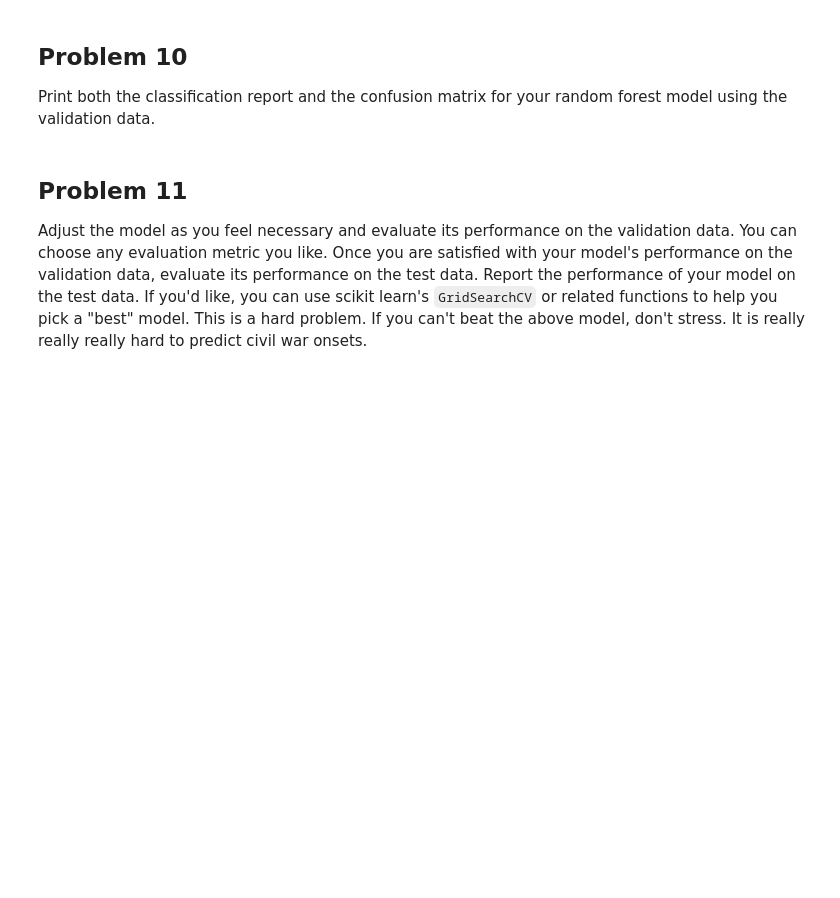
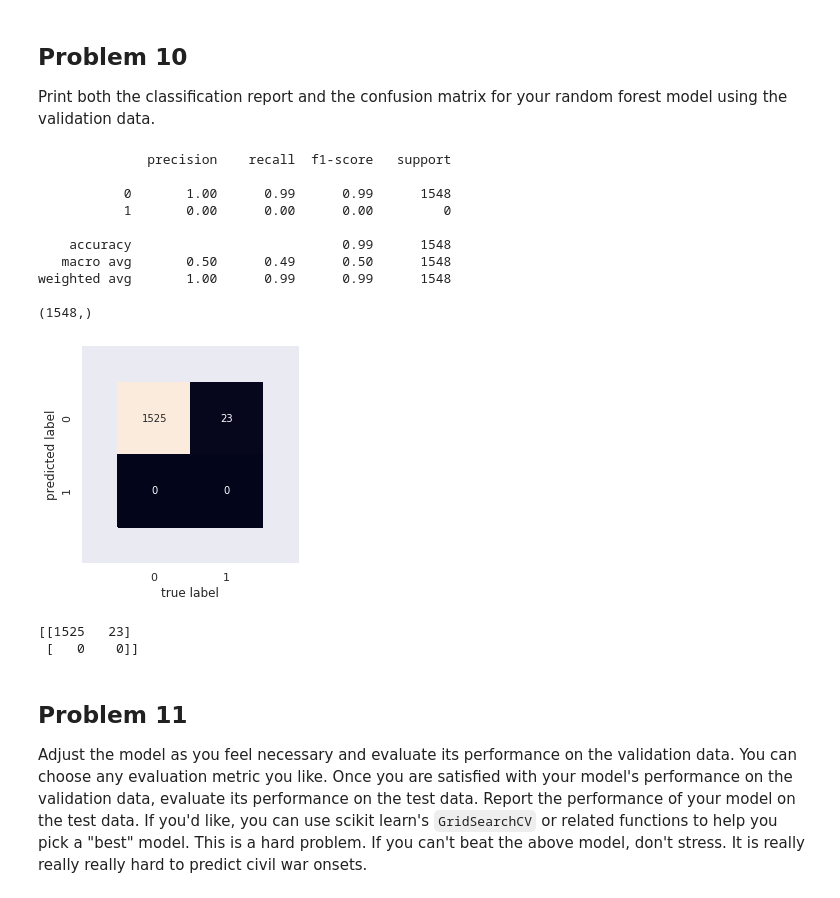
Before and after one commit to jyoung67/data-science, a Jupyter notebook: HW10/10-random_forest_working.ipynb, the cells around one changed output. Cells and saved outputs as stored; diff of their text form; code cells hidden in the pictures; blank space fills up the shorter version.

```diff
--- a/HW10/10-random_forest_working.ipynb
+++ b/HW10/10-random_forest_working.ipynb
@@ -204,3 +204,6 @@ Let's now try to model this using a random forest classifier. We will use the `R
 * `random_state=1234`
 
 Then, fit your model to `train_X` and `train_Y`.
+# %%
+rf_model = RandomForestClassifier(n_estimators=1000, max_depth=3,random_state=1234)
+rf_model.fit(train_X, train_Y)
@@ -212,10 +241,37 @@ We can check out which features contribute most to our predictive power. Use the
 ## Problem 9
 
 Use the `predict` method again to create `rf_pred`, the predictions for the validation set from your random forest model.
+# %%
+rf_pred = rf_model.predict(valid_X)
 # %% [markdown]
 ## Problem 10
 
 Print both the classification report and the confusion matrix for your random forest model using the validation data.
+# %%
+print(classification_report(rf_pred,valid_Y))
+print(valid_Y.shape)
+mat = confusion_matrix(valid_Y, rf_pred)
+sns.heatmap(mat.T, square=True, annot=True,fmt='d',  cbar=False)
+plt.xlabel('true label')
+plt.ylabel('predicted label');
+plt.xlim(-0.5, len(np.unique(valid_Y))+0.5)
+plt.ylim(len(np.unique(valid_Y))+0.5, -0.5)
+plt.show()
+print(mat.T)
+# %% [output]
+              precision    recall  f1-score   support
+
+           0       1.00      0.99      0.99      1548
+           1       0.00      0.00      0.00         0
+
+    accuracy                           0.99      1548
+   macro avg       0.50      0.49      0.50      1548
+weighted avg       1.00      0.99      0.99      1548
+
+(1548,)
+[figure, added]
+[[1525   23]
+ [   0    0]]
 # %% [markdown]
 ## Problem 11
 
```
Also changed, not shown: parts of 4 cells of this notebook.
